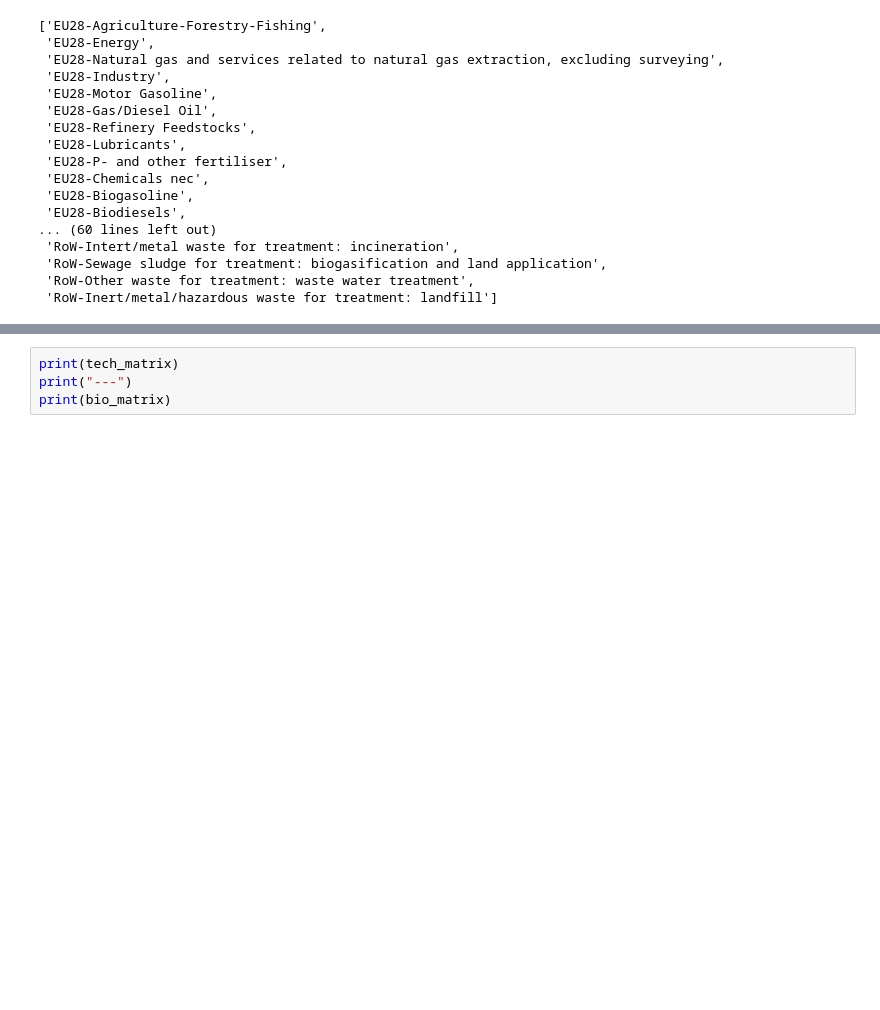
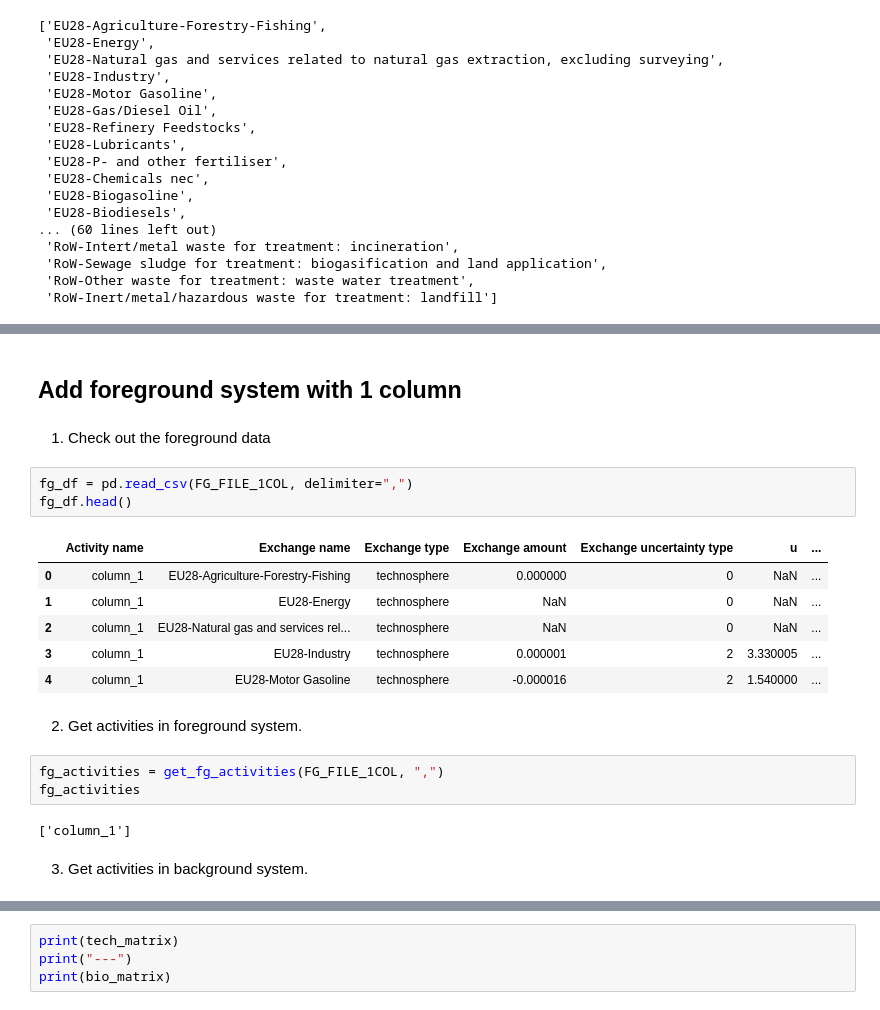
Before and after one commit to Annedrew/bamboo, a Jupyter notebook: notebooks/lca_with_foreground.ipynb, the cells around one changed output, grey strips where cells are left out. Saved outputs shown, nothing was run; the diff lists cells and outputs as text; blank space fills up the shorter version.

Commit message:
Update lca with foreground notebook and code.

```diff
--- a/notebooks/lca_with_foreground.ipynb
+++ b/notebooks/lca_with_foreground.ipynb
@@ -67,0 +76,23 @@ bg_activities
+# %% [markdown]
+## Add foreground system with 1 column
+# %% [markdown]
+1. Check out the foreground data
+# %%
+fg_df = pd.read_csv(FG_FILE_1COL, delimiter=",")
+fg_df.head()
+# %% [output]
+|  | Activity name | Exchange name | Exchange type | Exchange amount | Exchange uncertainty type | u | ... |
+| 0 | column_1 | EU28-Agriculture-Forestry-Fishing | technosphere | 0.000000 | 0 | NaN | ... |
+| 1 | column_1 | EU28-Energy | technosphere | NaN | 0 | NaN | ... |
+| 2 | column_1 | EU28-Natural gas and services rel... | technosphere | NaN | 0 | NaN | ... |
+| 3 | column_1 | EU28-Industry | technosphere | 0.000001 | 2 | 3.330005 | ... |
+| 4 | column_1 | EU28-Motor Gasoline | technosphere | -0.000016 | 2 | 1.540000 | ... |
+# %% [markdown]
+2. Get activities in foreground system.
+# %%
+fg_activities = get_fg_activities(FG_FILE_1COL, ",")
+fg_activities
+# %% [output]
+['column_1']
+# %% [markdown]
+3. Get activities in background system.
```
Also changed, not shown: parts of 46 cells of this notebook, 2 other files.
